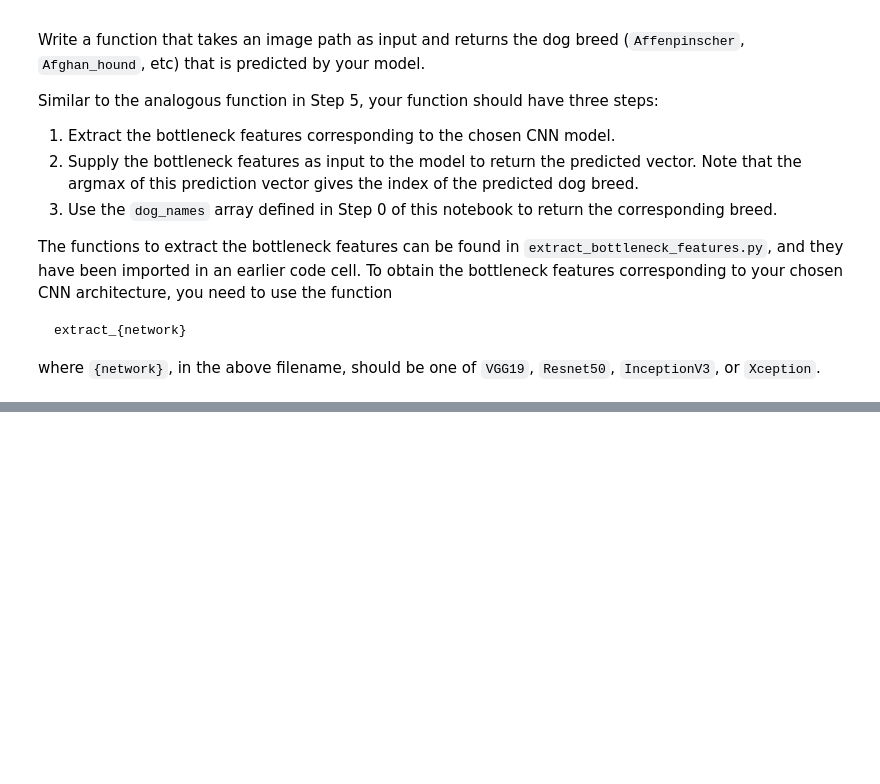
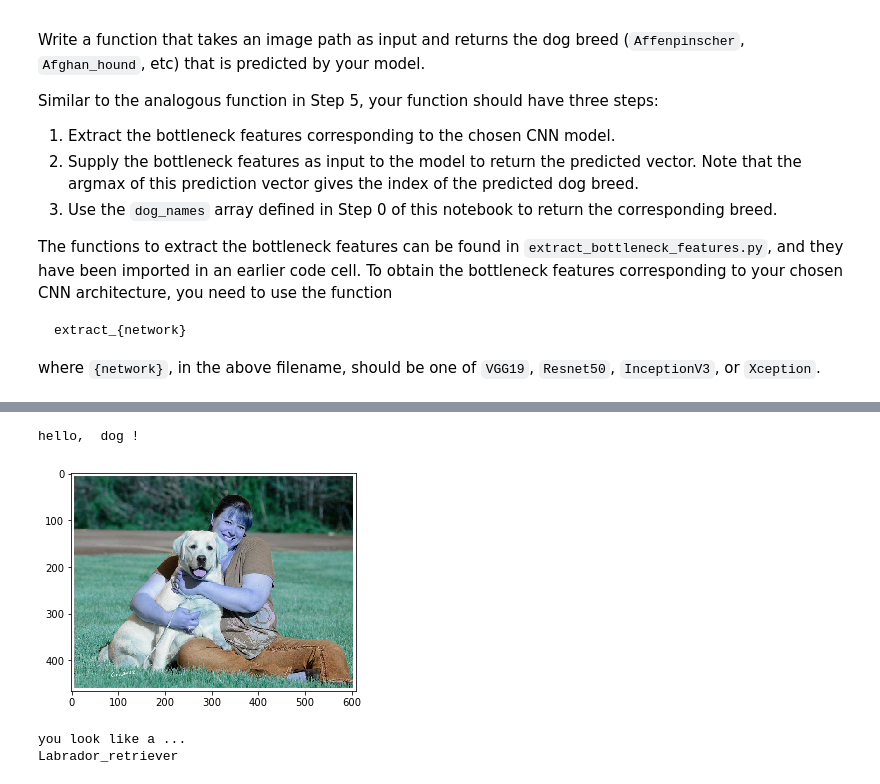
Before and after one commit to fnakashima/dog-project, a Jupyter notebook: dog_app.ipynb, the cells around one changed output, grey strips where cells are left out. Drawn from its saved outputs; the diff is of its cells as text; code cells hidden in the pictures; blank space fills up the shorter version.

```diff
--- a/dog_app.ipynb
+++ b/dog_app.ipynb
@@ -827,0 +845,8 @@ __Answer:__
+# %%
+target_path = './test_images/Labrador-Retriever_and_human.jpg'
+dogface_detector(target_path)
+# %% [output]
+hello,  dog !
+[figure, added]
+you look like a ...
+Labrador_retriever
```
Also changed, not shown: parts of 14 cells of this notebook, 8 other files.
